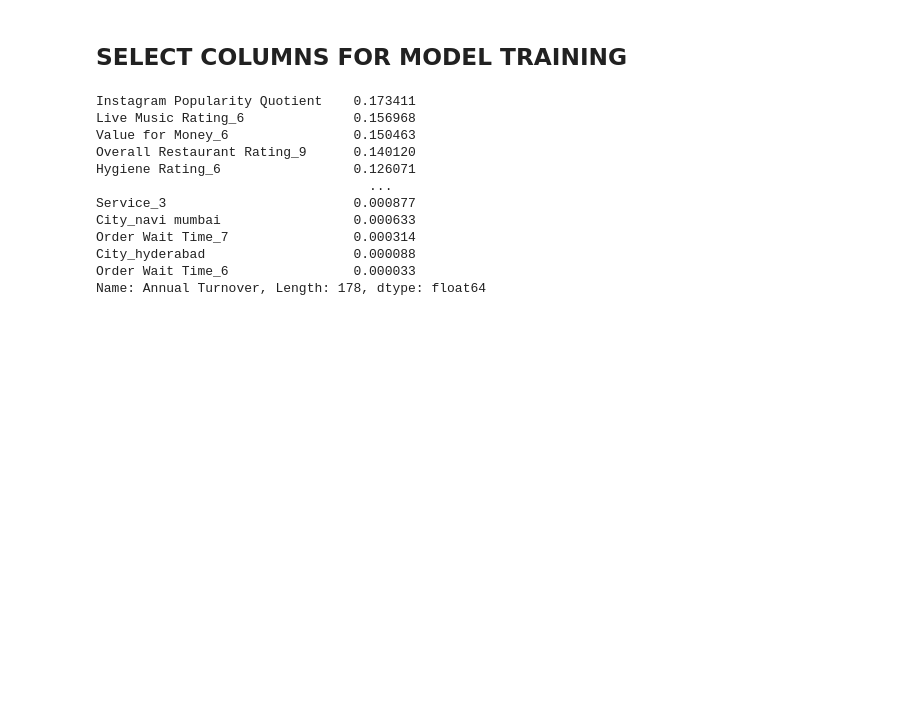
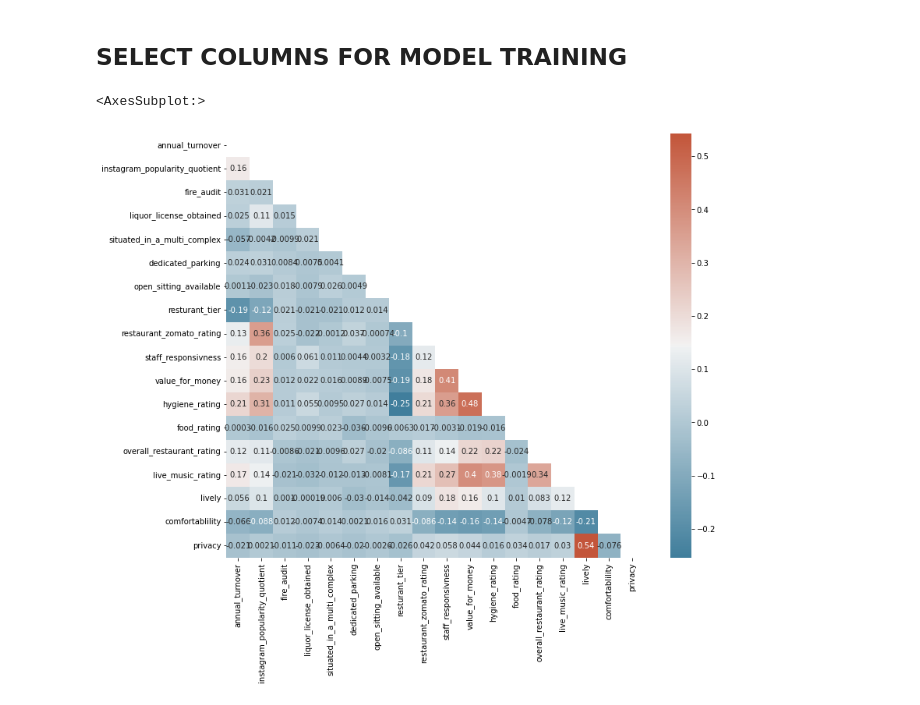
Before and after one commit to nwizugbesamson/indian_restaurant, a Jupyter notebook: prediction.ipynb, the cells around one changed output. Saved outputs shown, nothing was run; the diff lists cells and outputs as text; code cells hidden in the pictures; blank space fills up the shorter version.

Commit message:
update data processing

```diff
--- a/prediction.ipynb
+++ b/prediction.ipynb
@@ -310,11 +50,0 @@ int_data = int_data[int_data.columns[2:]]
-# %%
-ordinal_cols = int_data.columns[5:]
-# clean_int_data = pd.DataFrame()
-for col in ordinal_cols:
-    mean_value = str(round(int_data[col].mean()))
-    int_data[col] = int_data[col].astype(str).str.replace('0', mean_value).astype(int)
-    dummy_col = pd.get_dummies(int_data[col], prefix=col)
-    dummy_col = dummy_col.drop(columns=[dummy_col.columns[0]])
-    int_data = pd.concat([int_data, dummy_col], axis=1)
-    int_data = int_data.drop(columns=[col])
-    data = data.drop(columns=[col])
@@ -331,9 +50,0 @@ int_data.head()
-# %%
-## facebook popularity quotient and instagram popularity quotient both provide the same value
-## to elimante noise i would drop facebook popularity quotient as it contains missing values and Resturant Tier
-data = data.drop(columns=['Facebook Popularity Quotient', 'Resturant Tier'])
-# %%
-data['Instagram Popularity Quotient'] = data['Instagram Popularity Quotient'].fillna(data['Instagram Popularity Quotient'].mean())
-# %%
-## normalize instagram popularity quotient column
-data['Instagram Popularity Quotient'] = (data['Instagram Popularity Quotient'] - data['Instagram Popularity Quotient'].mean()) / (data['Instagram Popularity Quotient'].std())
@@ -365,15 +403,30 @@ cleaned_data.head()
-# %%
-cleaned_data.corr()['Annual Turnover'][cleaned_data.columns[2:]].abs().sort_values(ascending=False)
-# %% [output]
-Instagram Popularity Quotient    0.173411
-Live Music Rating_6              0.156968
-Value for Money_6                0.150463
-Overall Restaurant Rating_9      0.140120
-Hygiene Rating_6                 0.126071
-                                   ...
-Service_3                        0.000877
-City_navi mumbai                 0.000633
-Order Wait Time_7                0.000314
-City_hyderabad                   0.000088
-Order Wait Time_6                0.000033
-Name: Annual Turnover, Length: 178, dtype: float64
+# %%
+
+columns_available = list(data.columns)
+for elem in DATA_TO_DROP:
+    for val in DATA_TO_DROP[elem]:
+        if val in columns_available:
+            columns_available.remove(val)
+columns_available
+
+##
+corr = data[columns_available].corr()
+
+# Set up the matplotlib plot configuration
+#
+f, ax = plt.subplots(figsize=(12, 10))
+#
+# Generate a mask for upper traingle
+#
+mask = np.triu(np.ones_like(corr, dtype=bool))
+#
+# Configure a custom diverging colormap
+#
+cmap = sns.diverging_palette(230, 20, as_cmap=True)
+#
+# Draw the heatmap
+#
+sns.heatmap(corr, annot=True, mask = mask, cmap=cmap)
+# %% [output]
+<AxesSubplot:>
+[figure, added]
```
Also changed, not shown: parts of 79 cells of this notebook.
